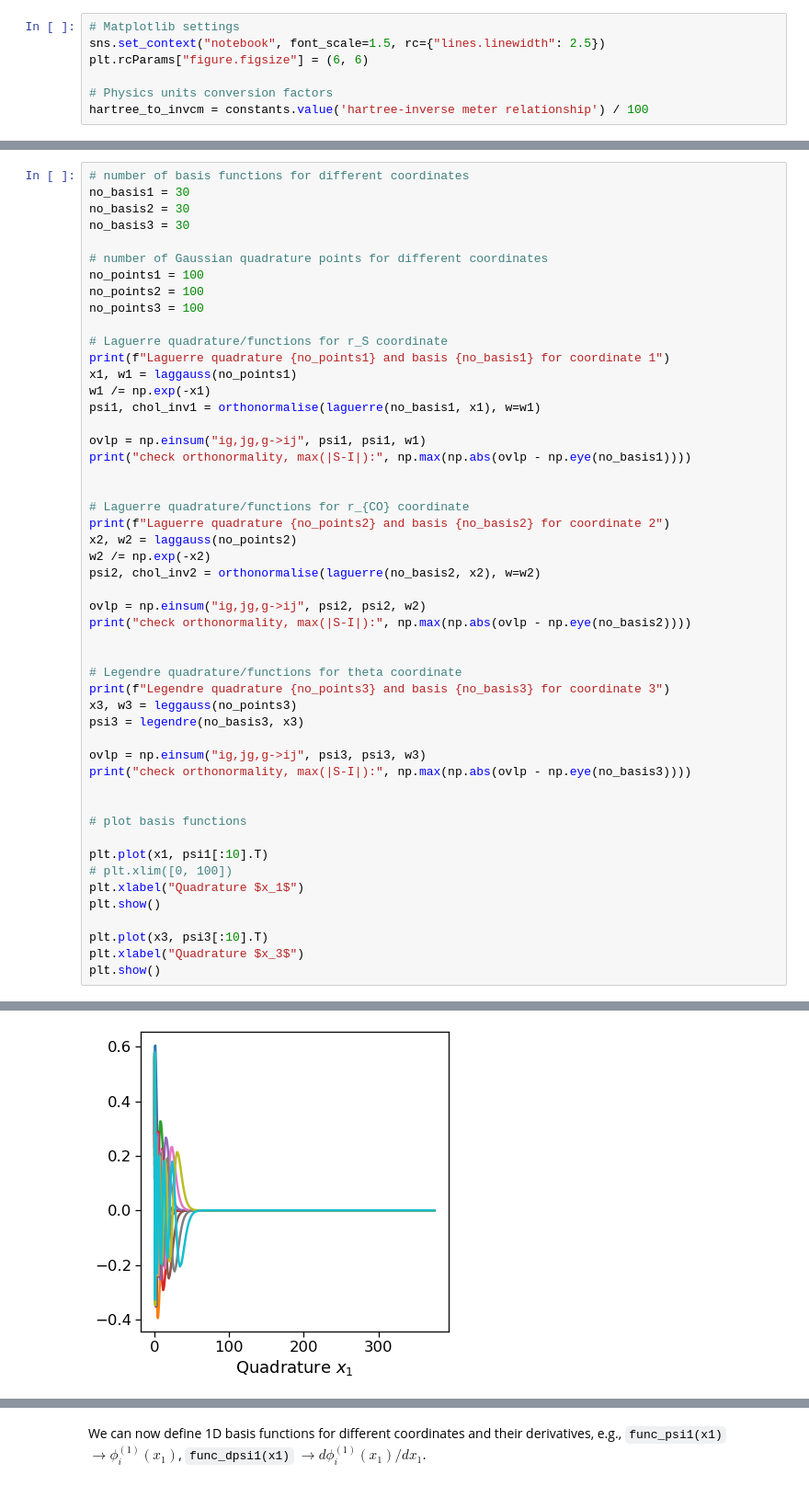
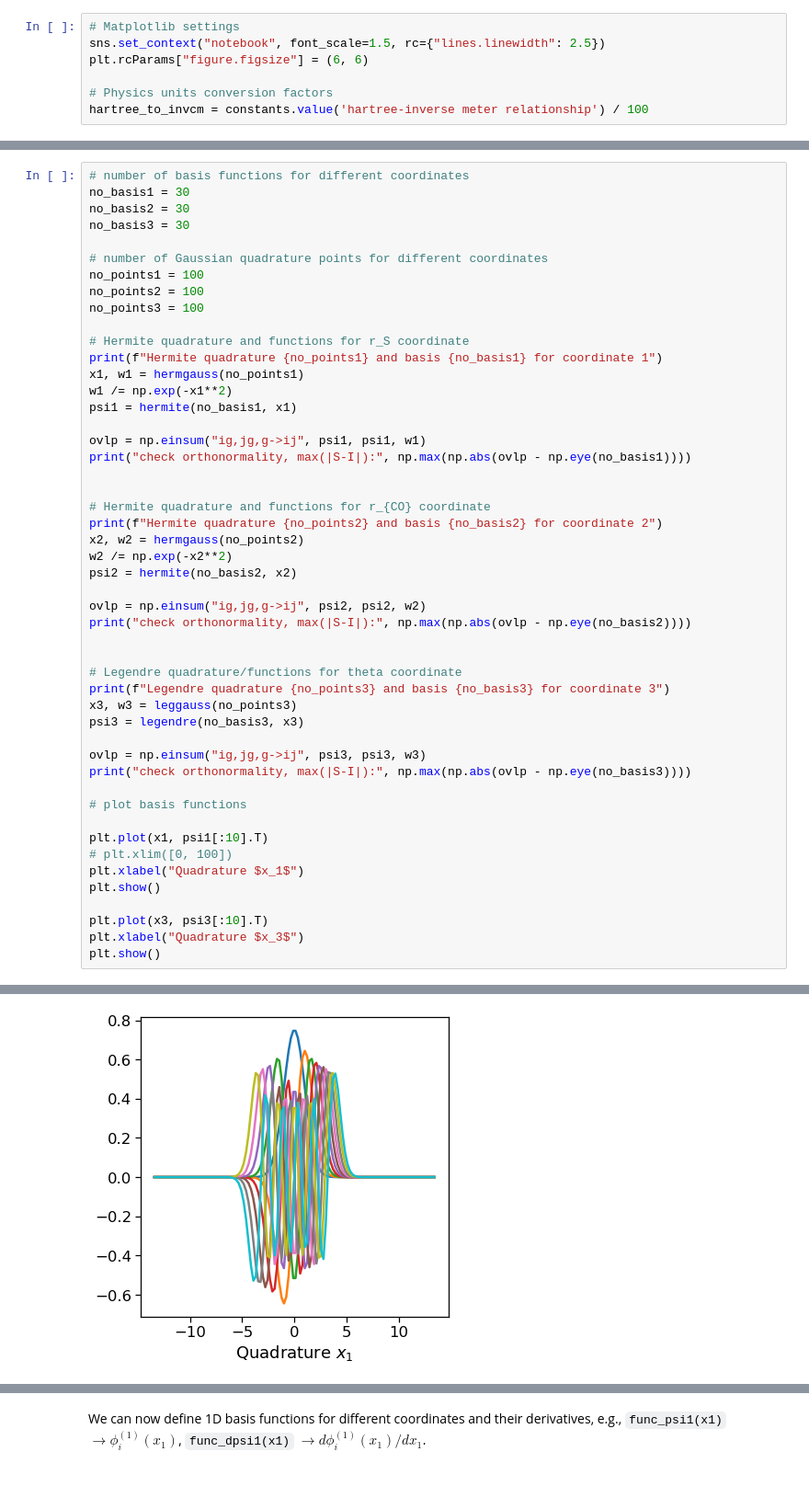
Before and after one commit to yachmena/Tutorial-OCS-vibrations, a Jupyter notebook: ocs_solutions.ipynb, the cells around one changed output, grey strips where cells are left out. Shown at 92% size. Cells and saved outputs as stored; diff of their text form.

```diff
--- a/ocs_solutions.ipynb
+++ b/ocs_solutions.ipynb
@@ -166,21 +157,21 @@ no_points1 = 100
 no_points2 = 100
 no_points3 = 100
 
-# Laguerre quadrature/functions for r_S coordinate
-print(f"Laguerre quadrature {no_points1} and basis {no_basis1} for coordinate 1")
-x1, w1 = laggauss(no_points1)
-w1 /= np.exp(-x1)
-psi1, chol_inv1 = orthonormalise(laguerre(no_basis1, x1), w=w1)
+# Hermite quadrature and functions for r_S coordinate
+print(f"Hermite quadrature {no_points1} and basis {no_basis1} for coordinate 1")
+x1, w1 = hermgauss(no_points1)
+w1 /= np.exp(-x1**2)
+psi1 = hermite(no_basis1, x1)
 
 ovlp = np.einsum("ig,jg,g->ij", psi1, psi1, w1)
 print("check orthonormality, max(|S-I|):", np.max(np.abs(ovlp - np.eye(no_basis1))))
 
 
-# Laguerre quadrature/functions for r_{CO} coordinate
-print(f"Laguerre quadrature {no_points2} and basis {no_basis2} for coordinate 2")
-x2, w2 = laggauss(no_points2)
-w2 /= np.exp(-x2)
-psi2, chol_inv2 = orthonormalise(laguerre(no_basis2, x2), w=w2)
+# Hermite quadrature and functions for r_{CO} coordinate
+print(f"Hermite quadrature {no_points2} and basis {no_basis2} for coordinate 2")
+x2, w2 = hermgauss(no_points2)
+w2 /= np.exp(-x2**2)
+psi2 = hermite(no_basis2, x2)
 
 ovlp = np.einsum("ig,jg,g->ij", psi2, psi2, w2)
 print("check orthonormality, max(|S-I|):", np.max(np.abs(ovlp - np.eye(no_basis2))))
@@ -194,7 +185,6 @@ psi3 = legendre(no_basis3, x3)
 ovlp = np.einsum("ig,jg,g->ij", psi3, psi3, w3)
 print("check orthonormality, max(|S-I|):", np.max(np.abs(ovlp - np.eye(no_basis3))))
 
-
 # plot basis functions
 
 plt.plot(x1, psi1[:10].T)
@@ -213,6 +203,6 @@ check orthonormality, max(|S-I|): 6.7182396467774805e-15
 Legendre quadrature 100 and basis 30 for coordinate 3
 check orthonormality, max(|S-I|): 2.815525590449397e-13
-[figure, old version]
+[figure, new version]
 [figure]
 # %% [markdown]
 We can now define 1D basis functions for different coordinates and their derivatives,
```
Also changed, not shown: parts of 51 cells of this notebook, 2 other files.
